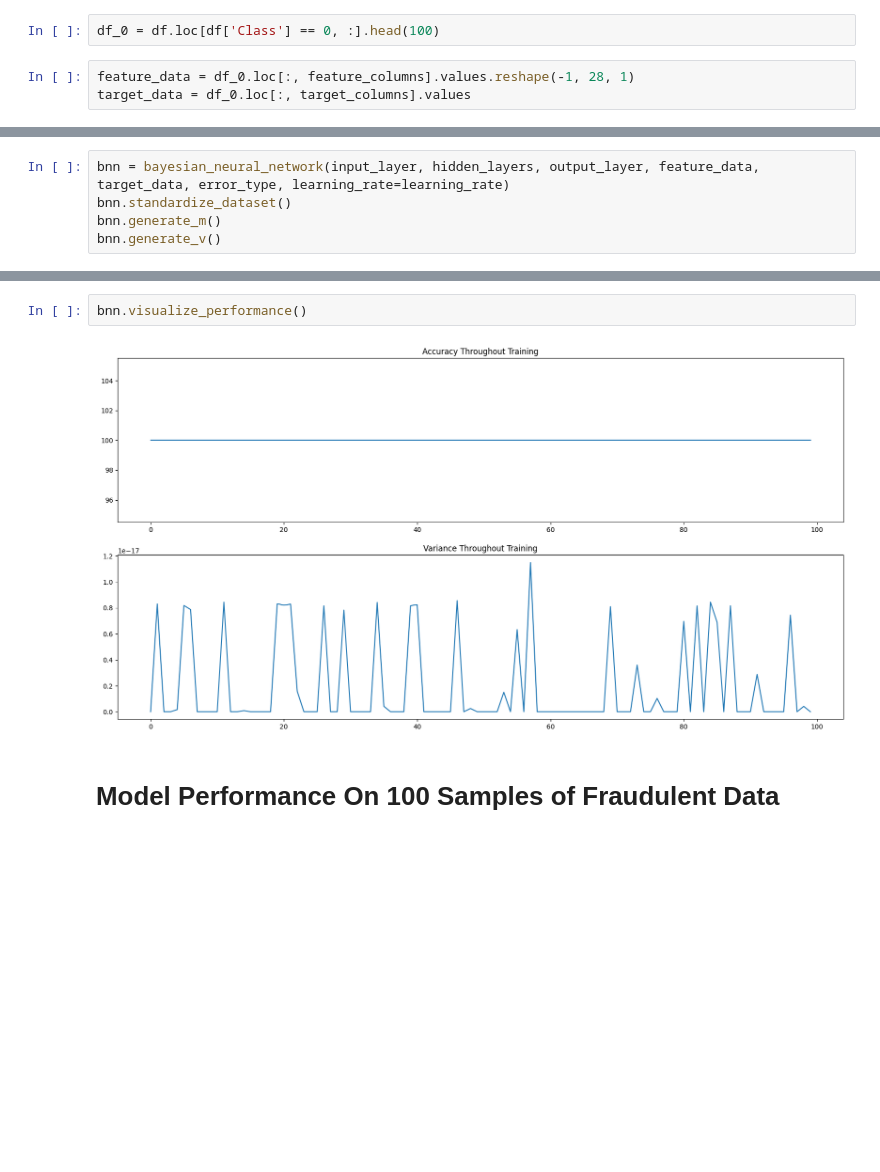
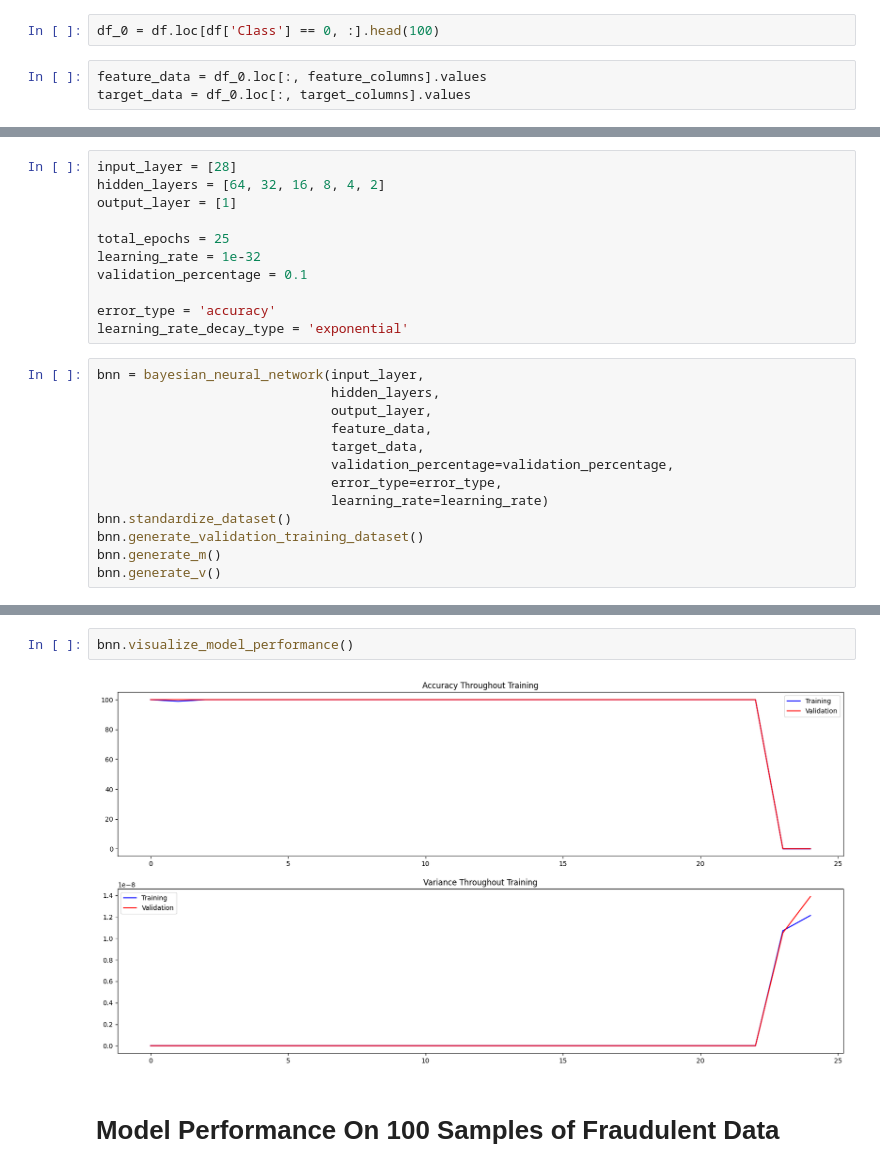
Before and after one commit to bagood/Bayesian-Neural-Network, a Jupyter notebook: test_bnn_for_fraud_detection_1.ipynb, the cells around one changed output, grey strips where cells are left out. Cells and saved outputs as stored; diff of their text form; blank space fills up the shorter version.

```diff
--- a/test_bnn_for_fraud_detection_1.ipynb
+++ b/test_bnn_for_fraud_detection_1.ipynb
@@ -46,5 +46,5 @@ df.describe()
 # %%
 df_0 = df.loc[df['Class'] == 0, :].head(100)
 # %%
-feature_data = df_0.loc[:, feature_columns].values.reshape(-1, 28, 1)
+feature_data = df_0.loc[:, feature_columns].values
 target_data = df_0.loc[:, target_columns].values
@@ -61,6 +51,25 @@ learning_rate_decay_type = 'exponential'
+# %%
+input_layer = [28]
+hidden_layers = [64, 32, 16, 8, 4, 2]
+output_layer = [1]
+
+total_epochs = 25
+learning_rate = 1e-32
+validation_percentage = 0.1
+
+error_type = 'accuracy'
+learning_rate_decay_type = 'exponential'
 # %%
-bnn = bayesian_neural_network(input_layer, hidden_layers, output_layer, feature_data, target_data, error_type, learning_rate=learning_rate)
+bnn = bayesian_neural_network(input_layer,
+                              hidden_layers,
+                              output_layer,
+                              feature_data,
+                              target_data,
+                              validation_percentage=validation_percentage,
+                              error_type=error_type,
+                              learning_rate=learning_rate)
 bnn.standardize_dataset()
+bnn.generate_validation_training_dataset()
 bnn.generate_m()
 bnn.generate_v()
 # %%
@@ -86,7 +95,7 @@ Accuracy : 100.0% - Standard Deviation : 0.0
 # %%
-bnn.visualize_performance()
+bnn.visualize_model_performance()
 # %% [output]
-[figure, old version]
+[figure, new version]
 # %% [markdown]
 # Model Performance On 100 Samples of Fraudulent Data
 # %%
```
Also changed, not shown: parts of 12 cells of this notebook, 4 other files.
